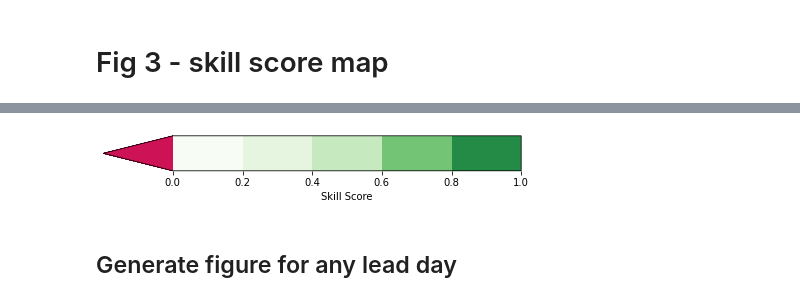
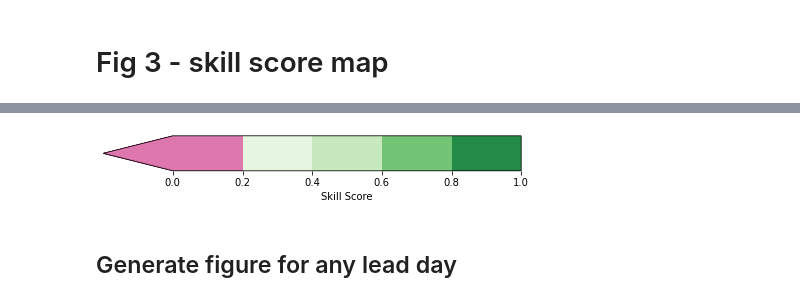
Before and after one commit to nicholasloveday/heatwave_warnings, a Jupyter notebook: src/fig_3_skill_score_plot.ipynb, the cells around one changed output, grey strips where cells are left out. Drawn from its saved outputs; the diff is of its cells as text; code cells hidden in the pictures.

```diff
--- a/src/fig_3_skill_score_plot.ipynb
+++ b/src/fig_3_skill_score_plot.ipynb
@@ -101,25 +101,25 @@ plt.savefig(f"../figures/fig_3_skill_score_lead_day.pdf")
 # %%
 fig, ax = plt.subplots(figsize=(6, 1), layout="constrained")
 
 
 cmap = mpl.colors.ListedColormap(
-    ["#f7fcf5", "#e5f5e0", "#c7e9c0", "#74c476", "#238b45"]
-).with_extremes(under="#ce1256")
+    ["#de77ae", "#e5f5e0", "#c7e9c0", "#74c476", "#238b45"]
+).with_extremes(under="#de77ae")
 bounds = [0, 0.2, 0.4, 0.6, 0.8, 1]
 norm = mpl.colors.BoundaryNorm(bounds, cmap.N)
 
 fig.colorbar(
     mpl.cm.ScalarMappable(cmap=cmap, norm=norm),
     cax=ax,
     orientation="horizontal",
     extend="min",
     extendfrac="auto",
     spacing="proportional",
     label="Skill Score",
 )
 plt.savefig(f"../figures/fig_3skill_score_colourbar.pdf")
 # %% [output]
-[figure, old version]
+[figure, new version]
 # %% [markdown]
 ## Generate figure for any lead day
 # %%
```
Also changed, not shown: parts of 3 cells of this notebook, 9 other files.
